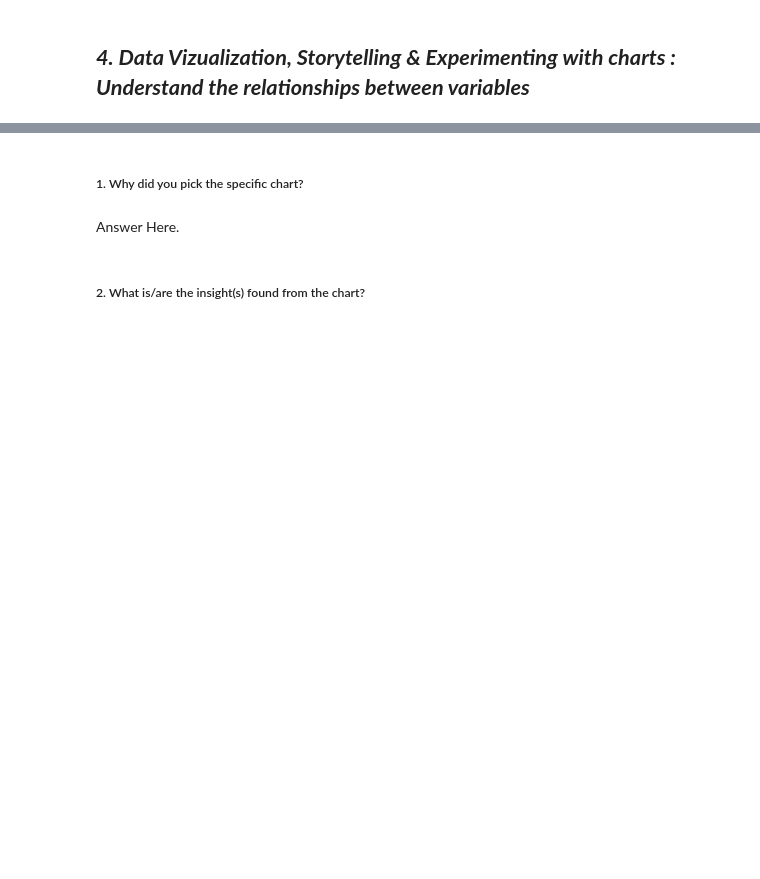
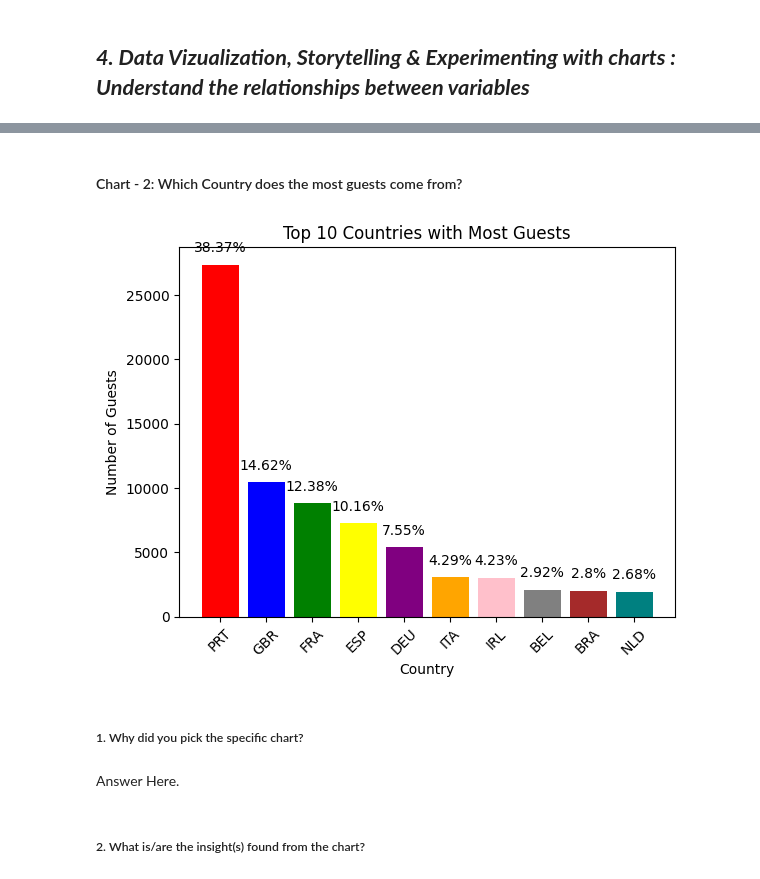
Before and after one commit to DevanshA2511/Hotel-Booking-Analysis-EDA, a Jupyter notebook: Hotel_Booking_Analysis_EDA_.ipynb, the cells around one changed output, grey strips where cells are left out. Cells and saved outputs as stored; diff of their text form; code cells hidden in the pictures; blank space fills up the shorter version.

```diff
--- a/Hotel_Booking_Analysis_EDA_.ipynb
+++ b/Hotel_Booking_Analysis_EDA_.ipynb
@@ -416,3 +442,31 @@ city_hotel_df = hotel_bookings_df[hotel_bookings_df['hotel'] == 'City Hotel']
+# %% [markdown]
+#### Chart - 2: Which Country does the most guests come from?
+# %%
+# Chart - 2 visualization code
+# creating a new dataframe with top 10 countries
+top_countries = hotel_bookings_df['country'].value_counts().nlargest(10).to_frame().reset_index()
+top_countries.columns = ['country', 'count']
+colors = ['red', 'blue', 'green', 'yellow', 'purple', 'orange', 'pink', 'gray', 'brown', 'teal']
+
+# plotting the bar chart
+plt.bar(top_countries['country'], top_countries['count'], color=colors)
+
+# adding percentage labels to the chart
+total = sum(top_countries['count'])
+for i, count in enumerate(top_countries['count']):
+    plt.text(i, count+1000, str(round((count/total)*100,2))+'%', ha='center')
+
+# adding chart title and labels
+plt.title('Top 10 Countries with Most Guests')
+plt.xlabel('Country')
+plt.ylabel('Number of Guests')
+
+# rotating x-axis labels for better readability
+plt.xticks(rotation=45)
+
+plt.show()
+# %% [output]
+[figure, added]
 # %% [markdown]
 ##### 1. Why did you pick the specific chart?
 # %% [markdown]
```
Also changed, not shown: parts of 102 cells of this notebook.
